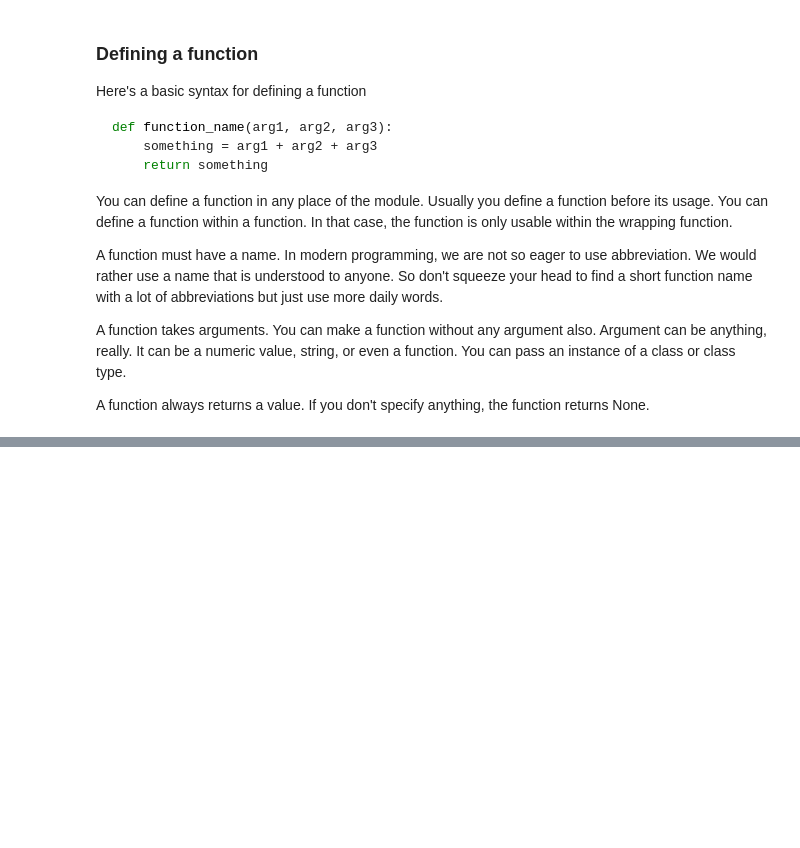
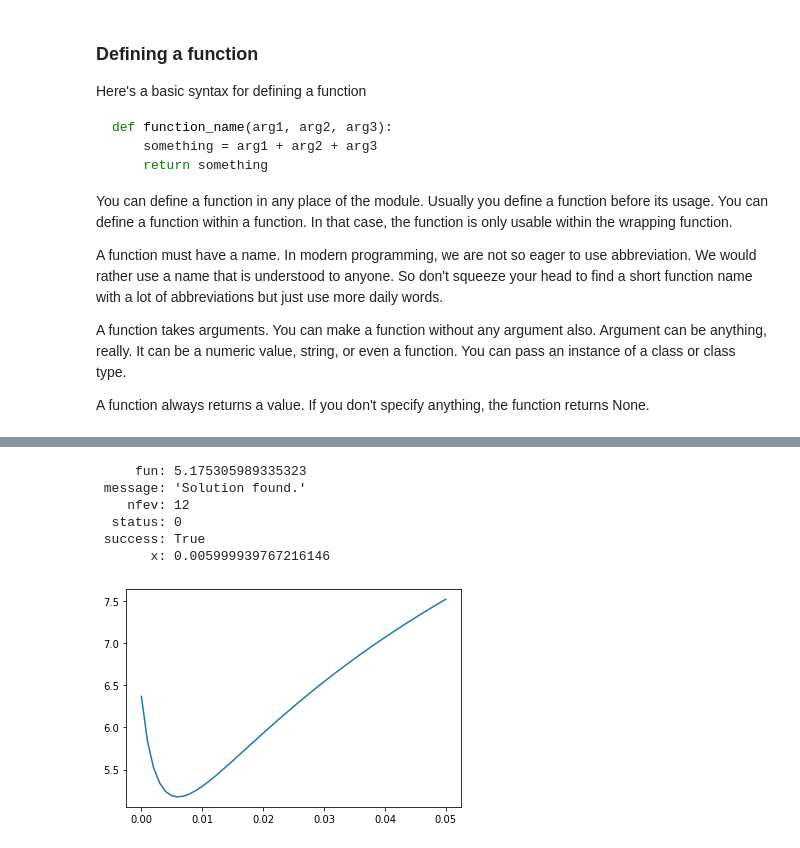
Before and after one commit to kevinksyTRD/HeatTransferCourse, a Jupyter notebook: notebooks/numerical_method_in_python.ipynb, the cells around one changed output, grey strips where cells are left out. Cells and saved outputs as stored; diff of their text form; code cells hidden in the pictures; blank space fills up the shorter version.

```diff
--- a/notebooks/numerical_method_in_python.ipynb
+++ b/notebooks/numerical_method_in_python.ipynb
@@ -295,0 +503,15 @@ to do trial and error to see which data type the function can accept.
+# %%
+def get_total_thermal_resistance_cylinder_with_insulation(
+    wall_thickness: Numeric,
+    inner_radius: Numeric,
+    thermal_conductivity: Numeric,
+    convection_coefficient: Numeric,
+    length: Numeric
+) -> Numeric:
+    """Returns total thermal resistance"""
+    outer_radius = inner_radius + wall_thickness
+    resistance_insulation = np.log(outer_radius / inner_radius) / \
+                            (2 * np.pi * thermal_conductivity * length)
+    outer_area = 2 * np.pi * outer_radius * length
+    resistance_convection =  1 / (convection_coefficient * outer_area)
+    return resistance_insulation + resistance_convection
@@ -295,0 +529,26 @@ to do trial and error to see which data type the function can accept.
+# %%
+from scipy.optimize import minimize_scalar
+
+function_to_minimize = partial(
+    get_total_thermal_resistance_cylinder_with_insulation,
+    inner_radius=0.005,
+    thermal_conductivity=0.055,
+    convection_coefficient=5,
+    length=1
+)
+
+thickness_array = np.linspace(0, 0.05, 51)
+resistance_total_array = function_to_minimize(thickness_array)
+plt.plot(thickness_array, resistance_total_array)
+
+
+solution = minimize_scalar(function_to_minimize, bounds=(0, 0.1), method='bounded')
+print(solution)
+# %% [output]
+     fun: 5.175305989335323
+ message: 'Solution found.'
+    nfev: 12
+  status: 0
+ success: True
+       x: 0.005999939767216146
+[figure, added]
```
Also changed, not shown: parts of 38 cells of this notebook, 5 other files.
